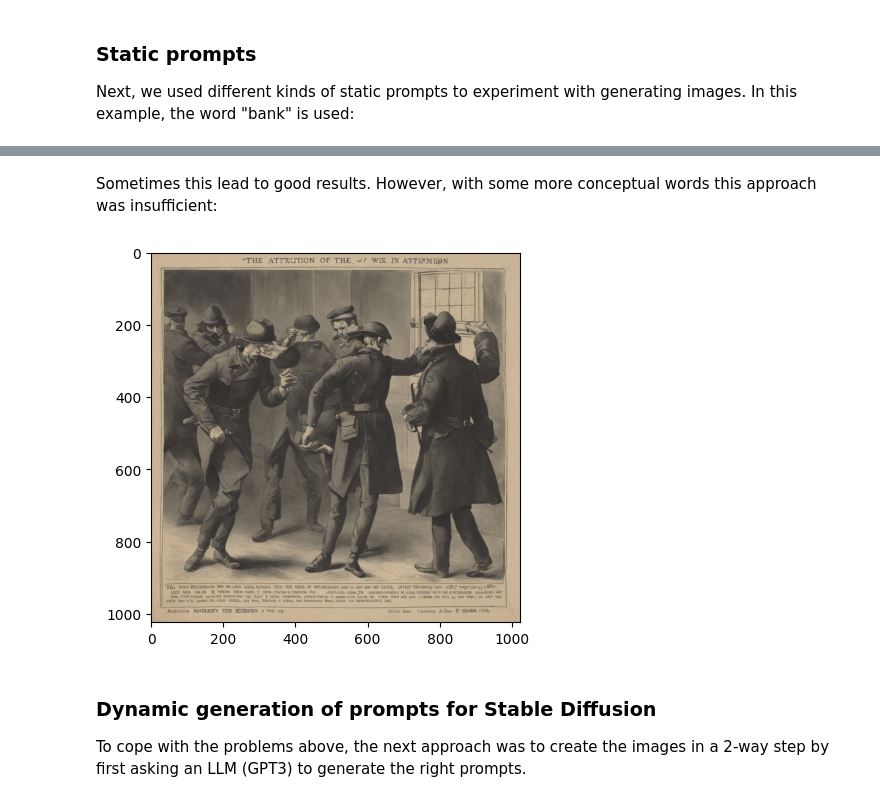
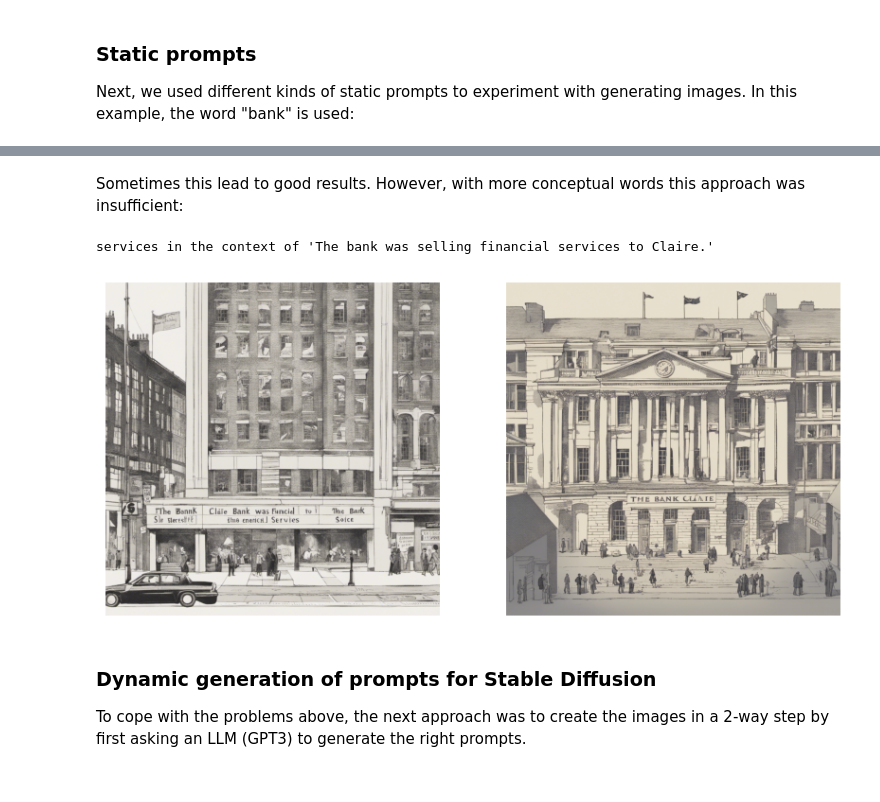
Before and after one commit to Tolkie-NL/explanatory-images, a Jupyter notebook: generate_images.ipynb, the cells around one changed output, grey strips where cells are left out. Saved outputs shown, nothing was run; the diff lists cells and outputs as text; code cells hidden in the pictures.

```diff
--- a/generate_images.ipynb
+++ b/generate_images.ipynb
@@ -79,13 +104,17 @@ Next, we used different kinds of static prompts to experiment with generating im
 # %%
 import matplotlib.pyplot as plt
 
-def create_static_image(prompt: str):
-    image = generate_image(prompt=prompt)
-    if image:
+def create_static_images(prompt: str):
+    images = generate_images(prompt=prompt, nr_of_images=2)
+    fig = plt.figure(figsize=(10, 7))
+    for i, image in enumerate(images, 1):
+        fig.add_subplot(1, len(images), i)
         plt.imshow(image)
+        plt.axis('off')
+    print(prompt)
 
 word = "bank"
-text = "the robbers robbed the bank and ran away with the money"
+text = "Claire went to the bank to deposit her money."
 prompt = f"{word} in the context of '{text}'"
 
-create_static_image(prompt=prompt)
+create_static_images(prompt=prompt)
@@ -94,14 +129,14 @@ create_static_image(prompt=prompt)
 # %% [markdown]
-Sometimes this lead to good results. However, with some more conceptual words this approach was insufficient:
+Sometimes this lead to good results. However, with more conceptual words this approach was insufficient:
 # %%
-word = "attention"
-text = "the attention of the robbers was at the police as they were assumed to be arriving soon"
+word = "services"
+text = "The bank was selling financial services to Claire."
 
 prompt = f"{word} in the context of '{text}'"
-
-create_static_image(prompt=prompt)
+create_static_images(prompt=prompt)
 # %% [output]
+services in the context of 'The bank was selling financial services to Claire.'
-[figure, old version]
+[figure, new version]
 # %% [markdown]
 ### Dynamic generation of prompts for Stable Diffusion
 To cope with the problems above, the next approach was to create the images in a 2-way step by first asking an LLM (GPT3) to generate the right prompts.
```
Also changed, not shown: parts of 9 cells of this notebook.
